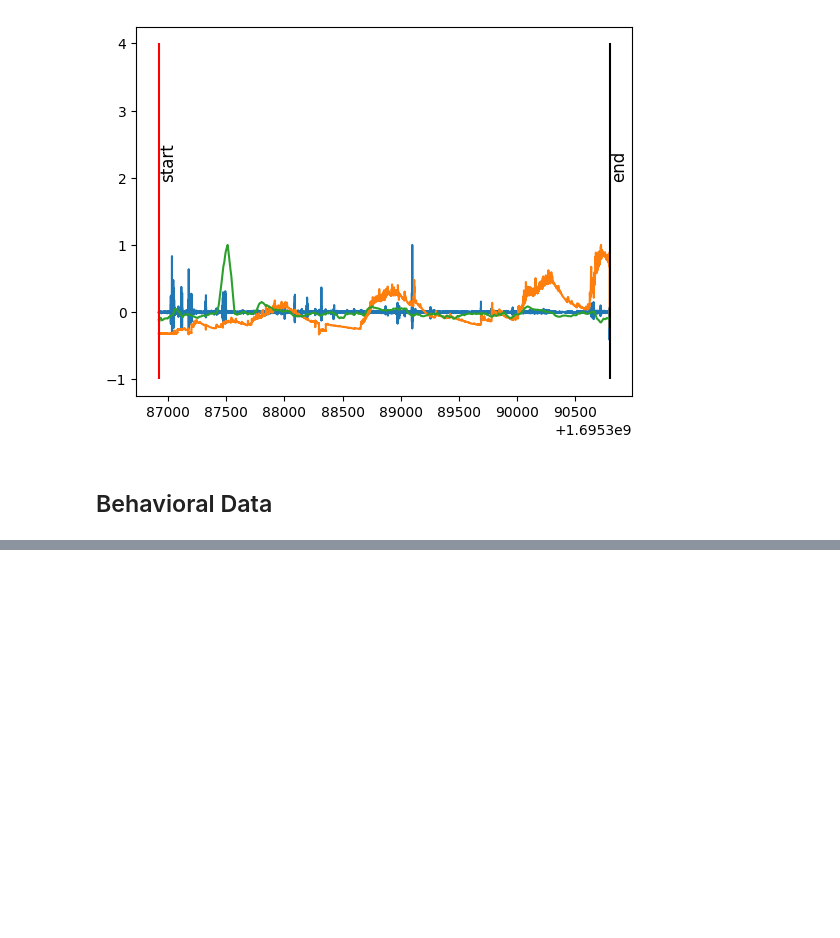
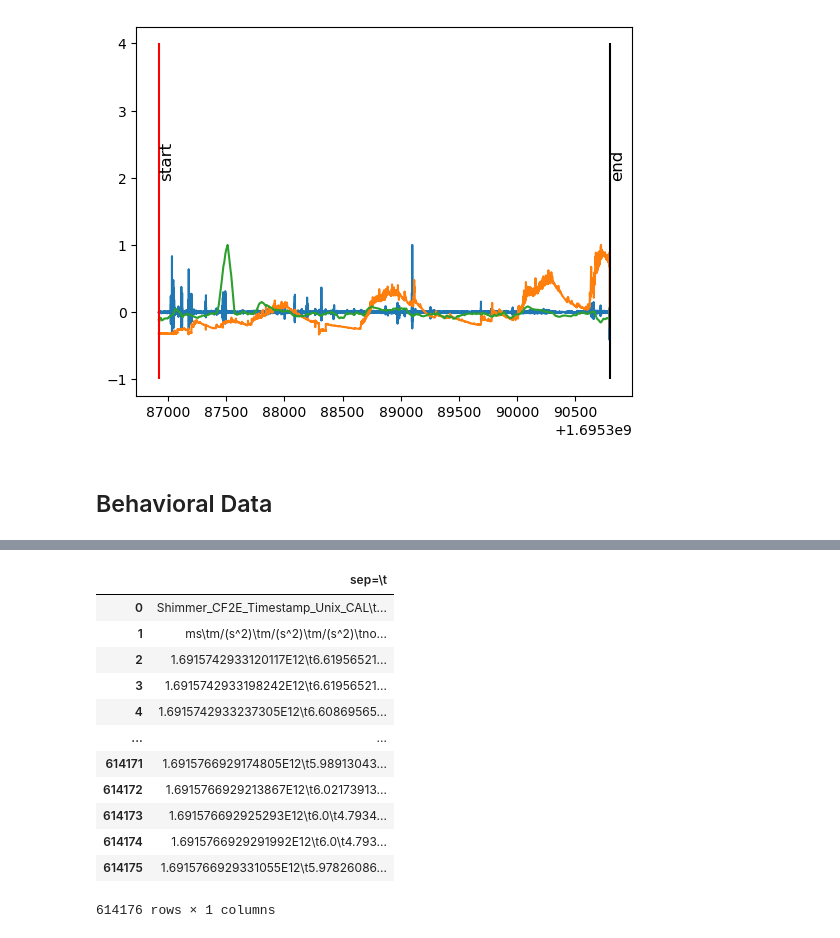
Before and after one commit to saifhanjra/tester_sony_digirelax, a Jupyter notebook: scripts/manipulating_datetime.ipynb, the cells around one changed output, grey strips where cells are left out. Saved outputs shown, nothing was run; the diff lists cells and outputs as text; code cells hidden in the pictures; blank space fills up the shorter version.

```diff
--- a/scripts/manipulating_datetime.ipynb
+++ b/scripts/manipulating_datetime.ipynb
@@ -264,0 +271,20 @@ baseline_instruct_time
+# %%
+shimmer_sam_path = "D:/Datasets/sony_digirelax/sam_data/shimmer/WP1_01_AJTY_Session1_Shimmer_CF2E_Calibrated_SD.csv"
+# %%
+shimmer_sam_df =pd.read_csv(shimmer_sam_path)
+# %%
+shimmer_sam_df
+# %% [output]
+|  | sep=\t |
+| 0 | Shimmer_CF2E_Timestamp_Unix_CAL\t... |
+| 1 | ms\tm/(s^2)\tm/(s^2)\tm/(s^2)\tno... |
+| 2 | 1.6915742933120117E12\t6.61956521... |
+| 3 | 1.6915742933198242E12\t6.61956521... |
+| 4 | 1.6915742933237305E12\t6.60869565... |
+| ... | ... |
+| 614171 | 1.6915766929174805E12\t5.98913043... |
+| 614172 | 1.6915766929213867E12\t6.02173913... |
+| 614173 | 1.691576692925293E12\t6.0\t4.7934... |
+| 614174 | 1.6915766929291992E12\t6.0\t4.793... |
+| 614175 | 1.6915766929331055E12\t5.97826086... |
+614176 rows × 1 columns
```
Also changed, not shown: parts of 30 cells of this notebook.
